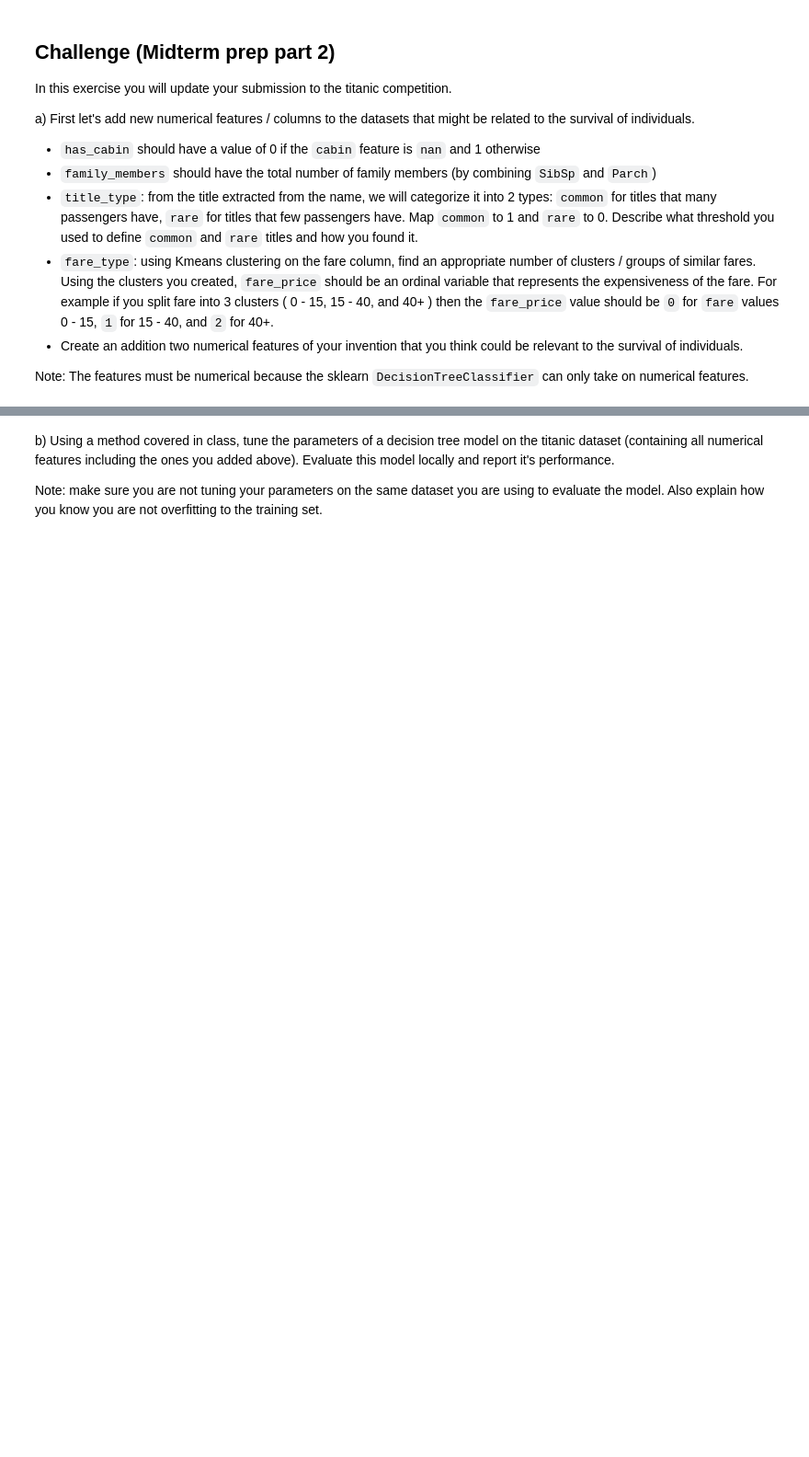
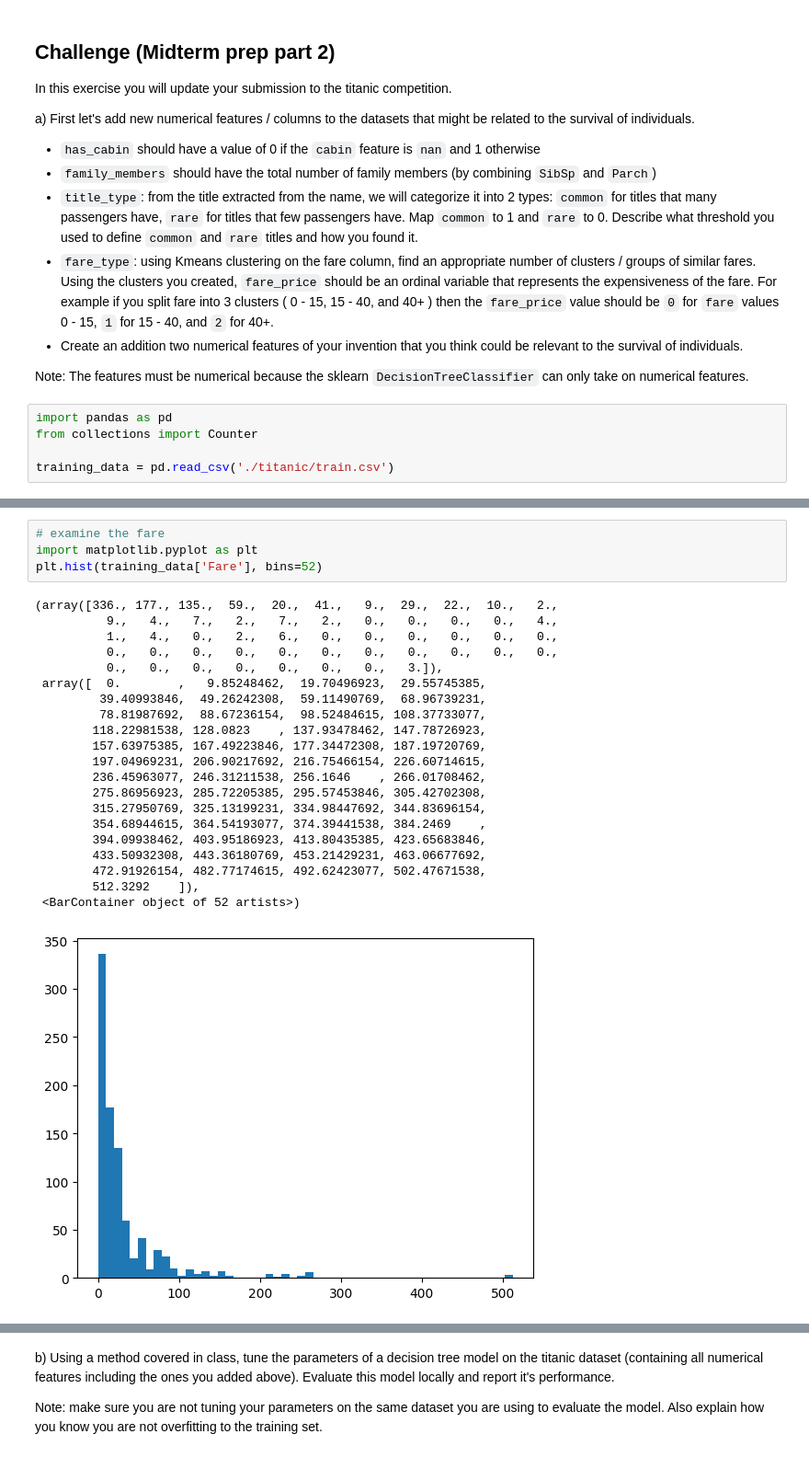
Before and after one commit to TristanLee187/Data-Science-Fundamentals, a Jupyter notebook: lecture_14/worksheet_14.ipynb, the cells around one changed output, grey strips where cells are left out. Shown: that part at 92% size. Drawn from its saved outputs; the diff is of its cells as text; blank space fills up the shorter version.

```diff
--- a/lecture_14/worksheet_14.ipynb
+++ b/lecture_14/worksheet_14.ipynb
@@ -83,3 +135,8 @@ a) First let's add new numerical features / columns to the datasets that might b
 - Create an addition two numerical features of your invention that you think could be relevant to the survival of individuals.
 
 Note: The features must be numerical because the sklearn `DecisionTreeClassifier` can only take on numerical features.
+# %%
+import pandas as pd
+from collections import Counter
+
+training_data = pd.read_csv('./titanic/train.csv')
@@ -85,0 +167,26 @@ Note: The features must be numerical because the sklearn `DecisionTreeClassifier
+# %%
+# examine the fare
+import matplotlib.pyplot as plt
+plt.hist(training_data['Fare'], bins=52)
+# %% [output]
+(array([336., 177., 135.,  59.,  20.,  41.,   9.,  29.,  22.,  10.,   2.,
+          9.,   4.,   7.,   2.,   7.,   2.,   0.,   0.,   0.,   0.,   4.,
+          1.,   4.,   0.,   2.,   6.,   0.,   0.,   0.,   0.,   0.,   0.,
+          0.,   0.,   0.,   0.,   0.,   0.,   0.,   0.,   0.,   0.,   0.,
+          0.,   0.,   0.,   0.,   0.,   0.,   0.,   3.]),
+ array([  0.        ,   9.85248462,  19.70496923,  29.55745385,
+         39.40993846,  49.26242308,  59.11490769,  68.96739231,
+         78.81987692,  88.67236154,  98.52484615, 108.37733077,
+        118.22981538, 128.0823    , 137.93478462, 147.78726923,
+        157.63975385, 167.49223846, 177.34472308, 187.19720769,
+        197.04969231, 206.90217692, 216.75466154, 226.60714615,
+        236.45963077, 246.31211538, 256.1646    , 266.01708462,
+        275.86956923, 285.72205385, 295.57453846, 305.42702308,
+        315.27950769, 325.13199231, 334.98447692, 344.83696154,
+        354.68944615, 364.54193077, 374.39441538, 384.2469    ,
+        394.09938462, 403.95186923, 413.80435385, 423.65683846,
+        433.50932308, 443.36180769, 453.21429231, 463.06677692,
+        472.91926154, 482.77174615, 492.62423077, 502.47671538,
+        512.3292    ]),
+ <BarContainer object of 52 artists>)
+[figure, added]
```
Also changed, not shown: parts of 27 cells of this notebook, 5 other files.
